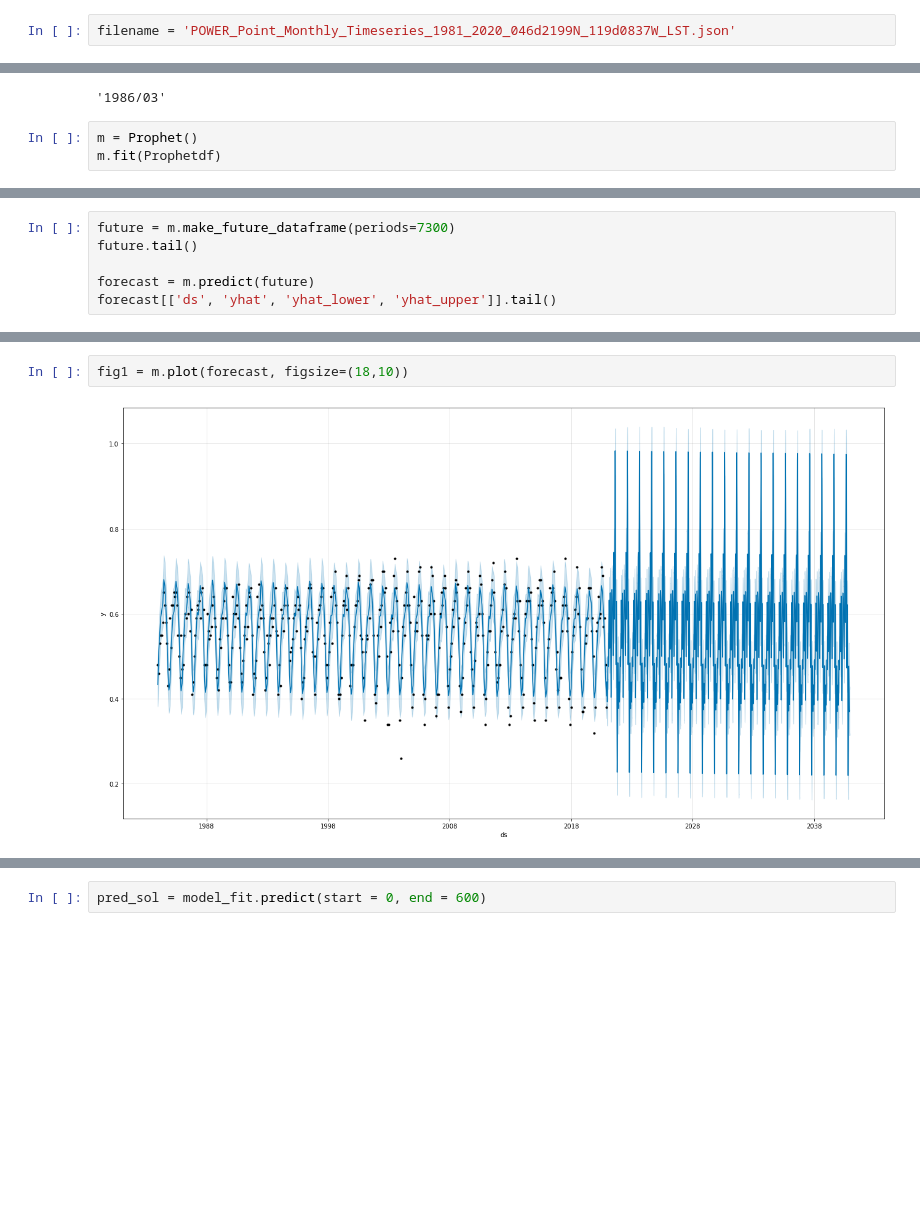
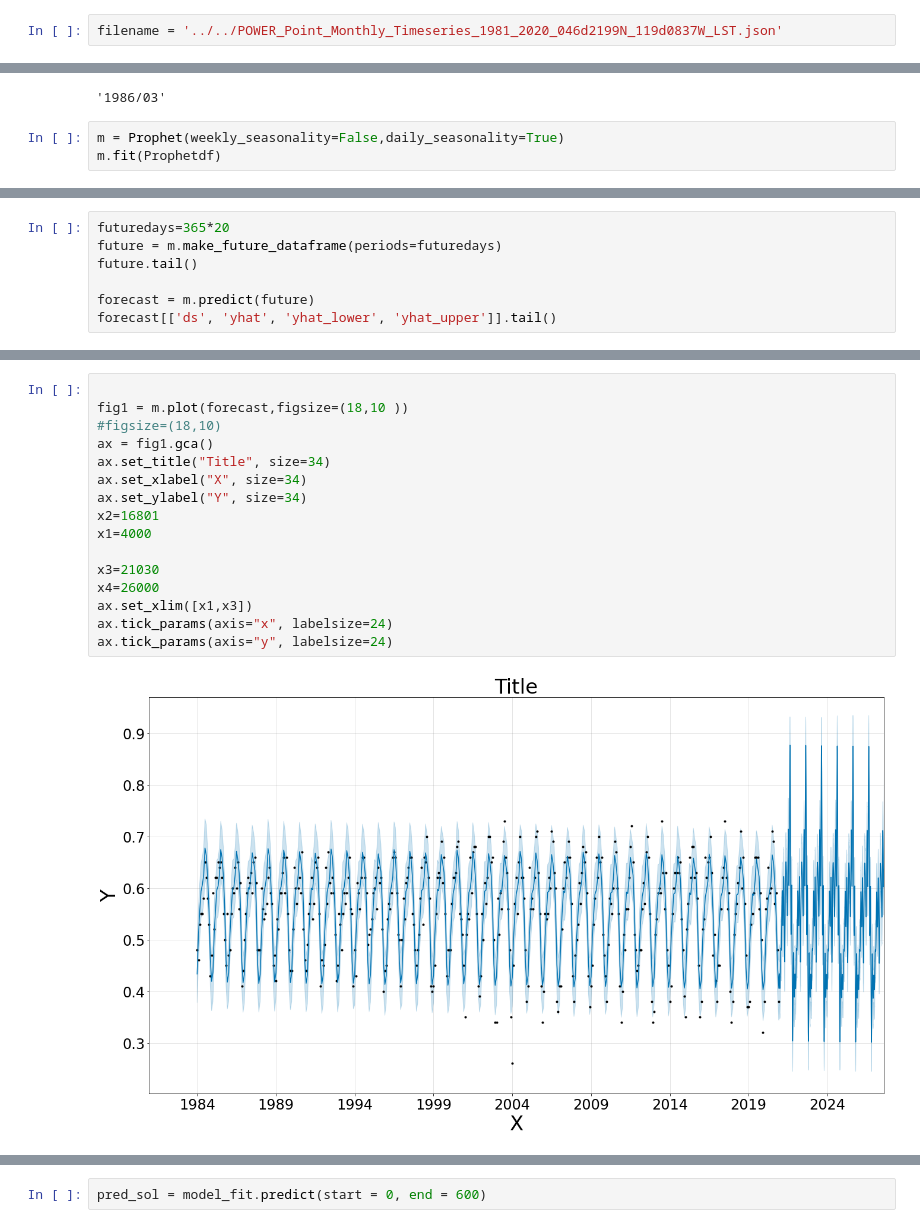
Before and after one commit to Solar-Wind-ML-DIRECT-2022-Project/2022-Project-Repo, a Jupyter notebook: SERF/SERF.ipynb, the cells around one changed output, grey strips where cells are left out. Saved outputs shown, nothing was run; the diff lists cells and outputs as text; blank space fills up the shorter version.

```diff
--- a/SERF/SERF.ipynb
+++ b/SERF/SERF.ipynb
@@ -8,5 +13,5 @@ from statsmodels.tsa.arima.model import ARIMA
 # %%
-filename = 'POWER_Point_Monthly_Timeseries_1981_2020_046d2199N_119d0837W_LST.json'
+filename = '../../POWER_Point_Monthly_Timeseries_1981_2020_046d2199N_119d0837W_LST.json'
 # %%
 df = gp.read_file(filename)
 df.head()
@@ -138,6 +143,6 @@ Prophetdf['ds'][26]
 # %% [output]
 '1986/03'
 # %%
-m = Prophet()
+m = Prophet(weekly_seasonality=False,daily_seasonality=True)
 m.fit(Prophetdf)
 # %% [output]
@@ -157,5 +158,6 @@ Optimization terminated normally:
 # %%
-future = m.make_future_dataframe(periods=7300)
+futuredays=365*20
+future = m.make_future_dataframe(periods=futuredays)
 future.tail()
 
 forecast = m.predict(future)
@@ -170,6 +172,20 @@ forecast[['ds', 'yhat', 'yhat_lower', 'yhat_upper']].tail()
 # %%
-fig1 = m.plot(forecast, figsize=(18,10))
+
+fig1 = m.plot(forecast,figsize=(18,10 ))
+#figsize=(18,10)
+ax = fig1.gca()
+ax.set_title("Title", size=34)
+ax.set_xlabel("X", size=34)
+ax.set_ylabel("Y", size=34)
+x2=16801
+x1=4000
+
+x3=21030
+x4=26000
+ax.set_xlim([x1,x3])
+ax.tick_params(axis="x", labelsize=24)
+ax.tick_params(axis="y", labelsize=24)
 # %% [output]
-[figure, old version]
+[figure, new version]
 # %%
 #model = ARIMA(Prophetdf['y'],exog =Prophetdf['ds'], order=(5,1,0))
```
Also changed, not shown: parts of 10 cells of this notebook.
